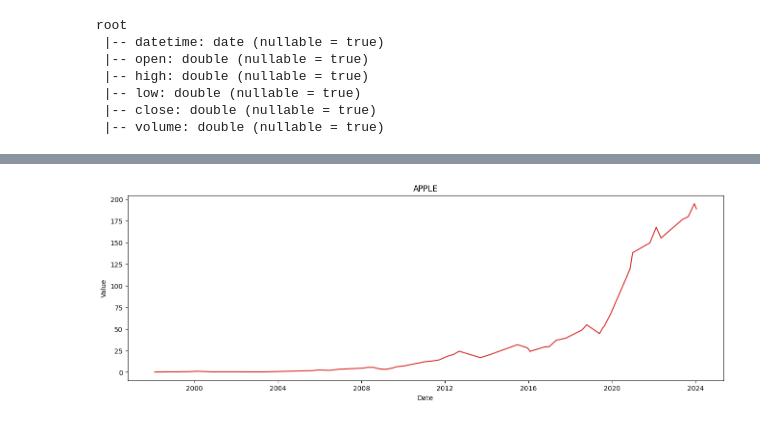
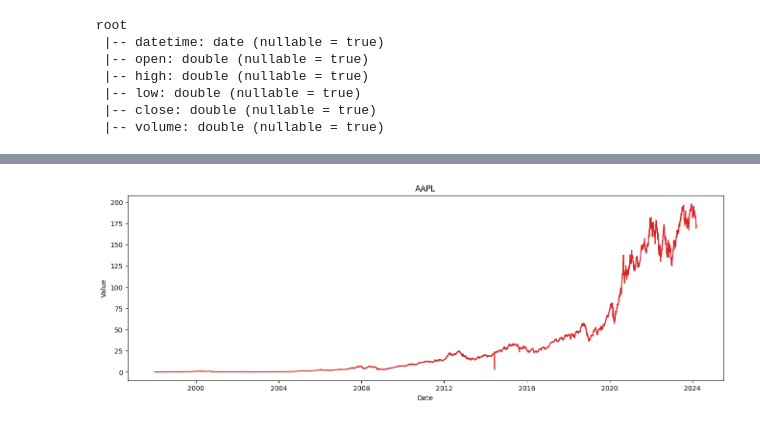
Before and after one commit to ndbaolam/Stock-Prediction, a Jupyter notebook: notebooks/spark.ipynb, the cells around one changed output, grey strips where cells are left out. Saved outputs shown, nothing was run; the diff lists cells and outputs as text; code cells hidden in the pictures.

```diff
--- a/notebooks/spark.ipynb
+++ b/notebooks/spark.ipynb
@@ -106,0 +74,5 @@ aapl_df.head(10)
+# %%
+df_sample = df.filter(F.col('ticket_name') == 'AAPL').toPandas()
+# %%
+df_sample.index = df_sample['datetime']
+df_sample = df_sample.drop(columns='datetime', axis=1)
@@ -107,10 +106,10 @@ aapl_df.head(10)
 # %%
 def plot_df(df, x, y, title="", xlabel='Date', ylabel='Value', dpi=100):
   plt.figure(figsize=(16,5), dpi=dpi)
   plt.plot(x, y, color='tab:red')
   plt.gca().set(title=title, xlabel=xlabel, ylabel=ylabel)
   plt.show()
 
-plot_df(aapl_df, x=aapl_df['datetime'], y=aapl_df['open'], title='APPLE')
+plot_df(df_sample, x=df_sample.index, y=df_sample['open'], title='AAPL')
 # %% [output]
-[figure, old version]
+[figure, new version]
```
Also changed, not shown: parts of 13 cells of this notebook, 12 other files.
